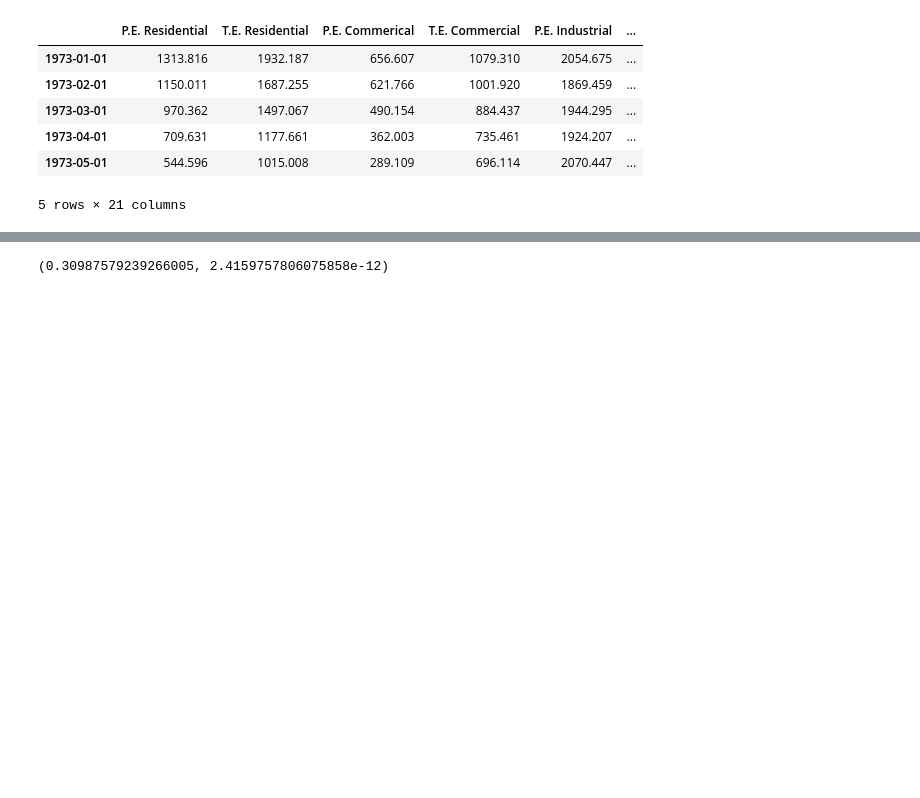
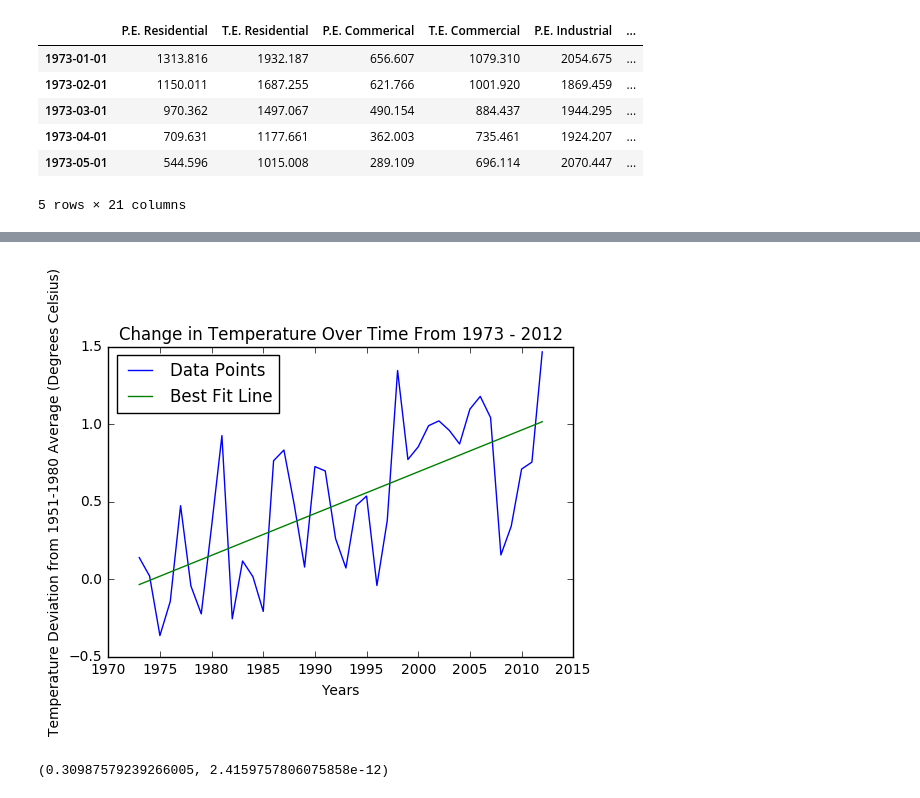
Before and after one commit to kylesaggar97/kylesaggar97.github.io, a Jupyter notebook: DataScience_Tutorial/DataScience_Tutorial.ipynb, the cells around one changed output, grey strips where cells are left out. Cells and saved outputs as stored; diff of their text form; code cells hidden in the pictures; blank space fills up the shorter version.

```diff
--- a/DataScience_Tutorial/DataScience_Tutorial.ipynb
+++ b/DataScience_Tutorial/DataScience_Tutorial.ipynb
@@ -157,3 +161,10 @@ graph(years, anomalies, "Change in Temperature Over Time", "Years",
+# %%
+anomalies, years = getAnomalies(1973, 2012)
+
+graph(years, anomalies, "Change in Temperature Over Time From 1973 - 2012", "Years",
+      "Temperature Deviation from 1951-1980 Average (Degrees Celsius)")
+# %% [output]
+[figure, added]
 # %%
 from scipy import stats
 
```
Also changed, not shown: parts of 10 cells of this notebook.
